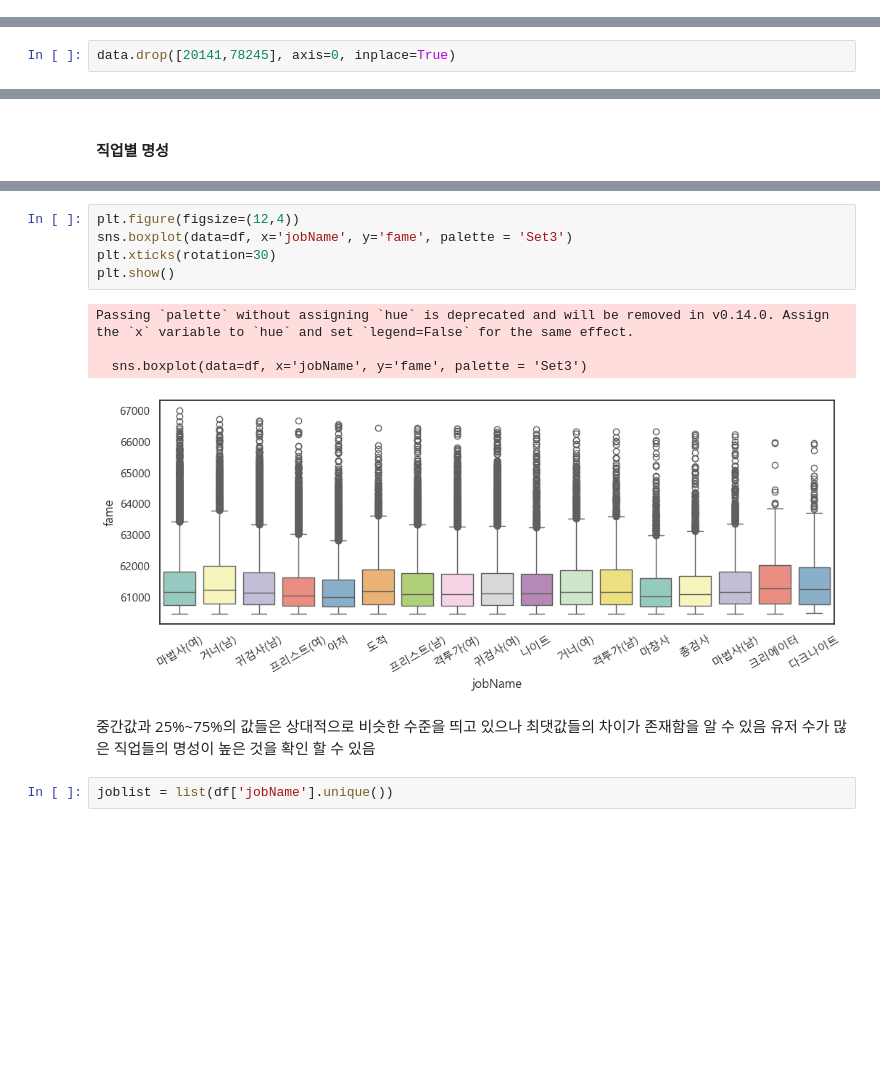
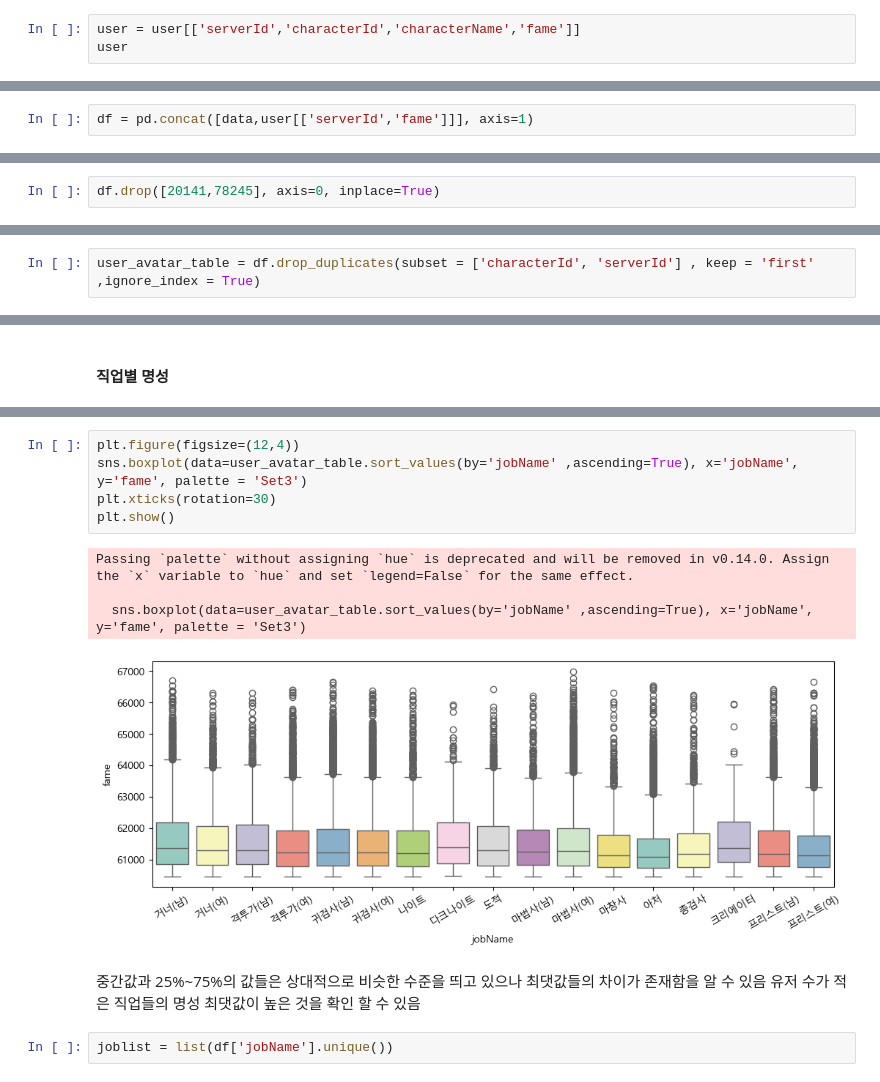
Before and after one commit to dothegee/dungeonFighter, a Jupyter notebook: EDA.ipynb, the cells around one changed output, grey strips where cells are left out. Cells and saved outputs as stored; diff of their text form; blank space fills up the shorter version.

```diff
--- a/EDA.ipynb
+++ b/EDA.ipynb
@@ -183,0 +161,3 @@ columns = ['serverId',
+# %%
+user = user[['serverId','characterId','characterName','fame']]
+user
@@ -193,0 +195,2 @@ len(data.columns)
+# %%
+df = pd.concat([data,user[['serverId','fame']]], axis=1)
@@ -209,2 +252,2 @@ for i in tqdm(range(len(data))):
 # %%
-data.drop([20141,78245], axis=0, inplace=True)
+df.drop([20141,78245], axis=0, inplace=True)
@@ -223 +276,3 @@ data['characterId'].duplicated().sum()
+# %%
+user_avatar_table = df.drop_duplicates(subset = ['characterId', 'serverId'] , keep = 'first' ,ignore_index = True)
 # %%
@@ -436,17 +374,17 @@ jobName
 Name: fame, dtype: float64
 # %%
 plt.figure(figsize=(12,4))
-sns.boxplot(data=df, x='jobName', y='fame', palette = 'Set3')
+sns.boxplot(data=user_avatar_table.sort_values(by='jobName' ,ascending=True), x='jobName', y='fame', palette = 'Set3')
 plt.xticks(rotation=30)
 plt.show()
 # %% [output]
 Passing `palette` without assigning `hue` is deprecated and will be removed in v0.14.0. Assign the `x` variable to `hue` and set `legend=False` for the same effect.
 
-  sns.boxplot(data=df, x='jobName', y='fame', palette = 'Set3')
+  sns.boxplot(data=user_avatar_table.sort_values(by='jobName' ,ascending=True), x='jobName', y='fame', palette = 'Set3')
-[figure, old version]
+[figure, new version]
 # %% [markdown]
 중간값과 25%~75%의 값들은 상대적으로 비슷한 수준을 띄고 있으나 최댓값들의 차이가 존재함을 알 수 있음</br>
-유저 수가 많은 직업들의 명성이 높은 것을 확인 할 수 있음
+유저 수가 적은 직업들의 명성 최댓값이 높은 것을 확인 할 수 있음</br>
 # %%
 joblist = list(df['jobName'].unique())
 # %% [markdown]
```
Also changed, not shown: parts of 49 cells of this notebook.
